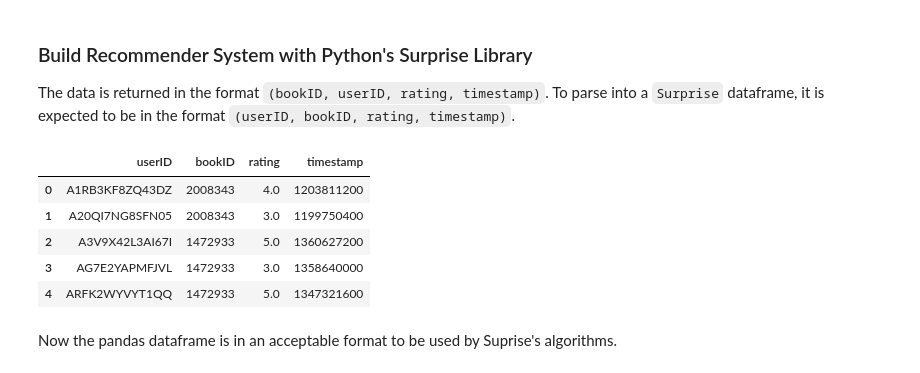
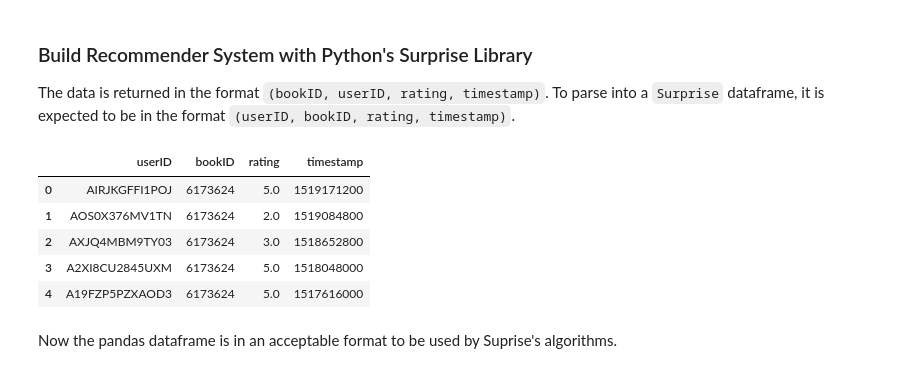
Before and after one commit to kyleanthonyr/Amazon-Recommender-System, a Jupyter notebook: notebooks/02-kar-preprocessing-and-modeling.ipynb, the cells around one changed output. Drawn from its saved outputs; the diff is of its cells as text; code cells hidden in the pictures.

```diff
--- a/notebooks/02-kar-preprocessing-and-modeling.ipynb
+++ b/notebooks/02-kar-preprocessing-and-modeling.ipynb
@@ -181,6 +180,10 @@ book_ids_58k.count()
 # %%
 # Broadcast values to nodes and perform collect transformation to be used in filter
 broadcasted_book_ids = sc.broadcast(set(book_ids_58k.collect()))
+# %%
+bb_5k = sc.broadcast(set(book_ids_5k.collect()))
+# %%
+books_5k = books_rdd.filter(lambda x: x[0] in bb_5k.value)
 # %%
 # Get user ids and ratings for subset of 58K books
 books_58k = books_rdd.filter(lambda x: x[0] in broadcasted_book_ids.value)
@@ -196,3 +213,7 @@ books_58k_df = books_58k.toDF()
 
 # Then convert to Pandas DF from use with the Surprise library
 books_58k_df = books_58k_df.toPandas()
+# %%
+books_5k_df = books_5k.toDF()
+
+books_5k = books_5k_df.toPandas()
@@ -211,17 +241,20 @@ To parse into a `Surprise` dataframe, it is expected to be in the format `(userI
 # %%
 # Provide column headings to dataframe
 books = books_58k_df.set_axis(['bookID', 'userID', 'rating', 'timestamp'], axis=1)
+books_5k = books_5k.set_axis(['bookID', 'userID', 'rating', 'timestamp'], axis=1)
 # %%
 # Subset just user ID, book ID and ratings (out of 5 stars)
 books = books[['userID', 'bookID', 'rating', 'timestamp']]
-books.head(5)
+books_5k = books_5k[['userID', 'bookID', 'rating', 'timestamp']]
+
+books_5k.head(5)
 # %% [output]
 |  | userID | bookID | rating | timestamp |
-| 0 | A1RB3KF8ZQ43DZ | 2008343 | 4.0 | 1203811200 |
-| 1 | A20QI7NG8SFN05 | 2008343 | 3.0 | 1199750400 |
-| 2 | A3V9X42L3AI67I | 1472933 | 5.0 | 1360627200 |
-| 3 | AG7E2YAPMFJVL | 1472933 | 3.0 | 1358640000 |
-| 4 | ARFK2WYVYT1QQ | 1472933 | 5.0 | 1347321600 |
+| 0 | AIRJKGFFI1POJ | 6173624 | 5.0 | 1519171200 |
+| 1 | AOS0X376MV1TN | 6173624 | 2.0 | 1519084800 |
+| 2 | AXJQ4MBM9TY03 | 6173624 | 3.0 | 1518652800 |
+| 3 | A2XI8CU2845UXM | 6173624 | 5.0 | 1518048000 |
+| 4 | A19FZP5PZXAOD3 | 6173624 | 5.0 | 1517616000 |
 # %% [markdown]
 Now the pandas dataframe is in an acceptable format to be used by Suprise's algorithms.
 # %%
```
Also changed, not shown: parts of 26 cells of this notebook.
